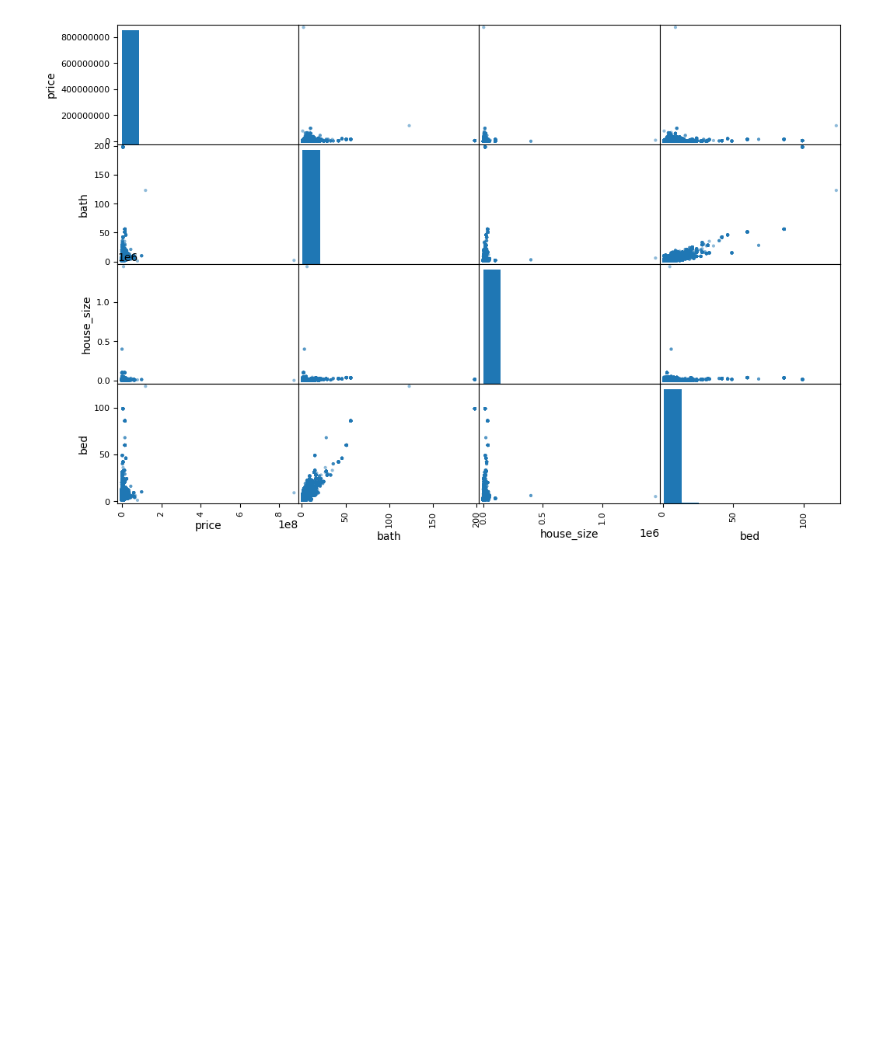
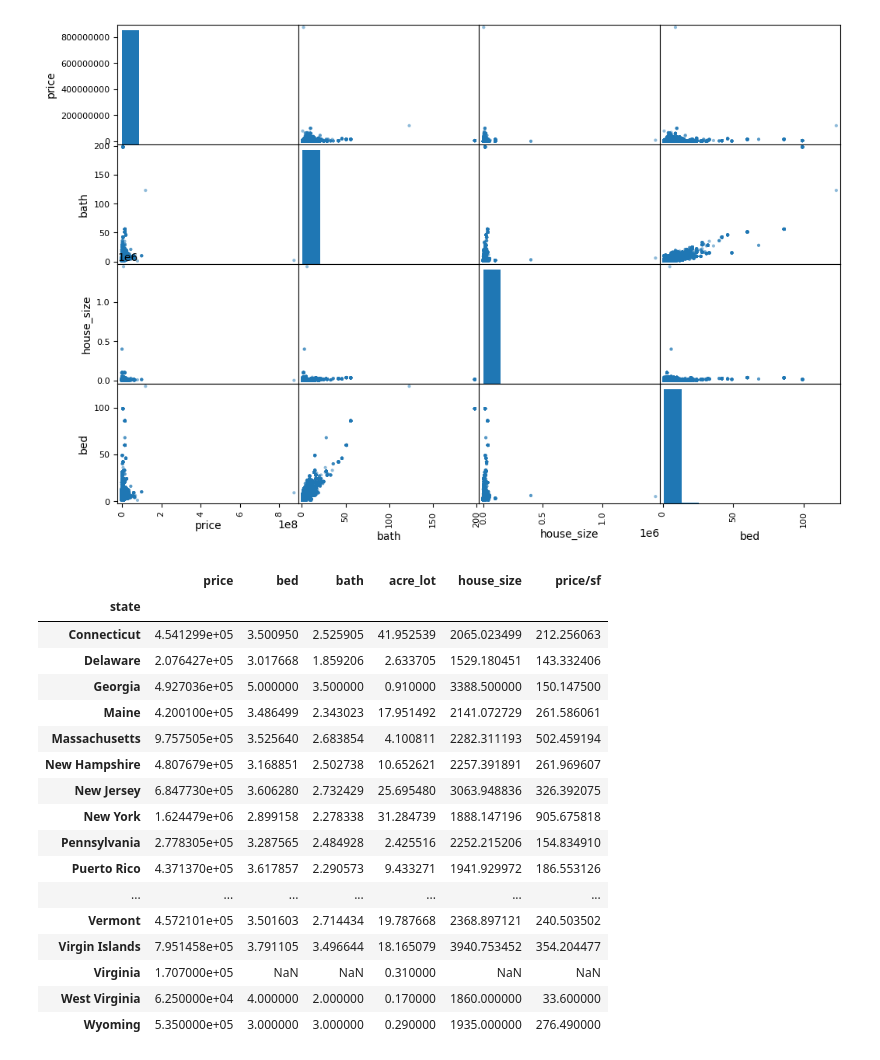
Before and after one commit to tpatel00/EV_ML_Project, a Jupyter notebook: code.ipynb, the cells around one changed output. Drawn from its saved outputs; the diff is of its cells as text; code cells hidden in the pictures; blank space fills up the shorter version.

```diff
--- a/code.ipynb
+++ b/code.ipynb
@@ -67,3 +68,30 @@ scatter_matrix(housing[attributes], figsize=(12,8))
 plt.show()
 # %% [output]
 [figure]
+# %%
+# Further exploratory analysis
+
+housing['price/sf'] = (housing['price'] / housing['house_size']).round(2) # price per square foot
+housing.groupby('state').mean()
+
+# To deal with NaN values, we will impute any missing values with the overall median of that category rather than dropping any
+# rows with a missing value.
+# %% [output]
+|  | price | bed | bath | acre_lot | house_size | price/sf |
+| state |  |  |  |  |  |  |
+| Connecticut | 4.541299e+05 | 3.500950 | 2.525905 | 41.952539 | 2065.023499 | 212.256063 |
+| Delaware | 2.076427e+05 | 3.017668 | 1.859206 | 2.633705 | 1529.180451 | 143.332406 |
+| Georgia | 4.927036e+05 | 5.000000 | 3.500000 | 0.910000 | 3388.500000 | 150.147500 |
+| Maine | 4.200100e+05 | 3.486499 | 2.343023 | 17.951492 | 2141.072729 | 261.586061 |
+| Massachusetts | 9.757505e+05 | 3.525640 | 2.683854 | 4.100811 | 2282.311193 | 502.459194 |
+| New Hampshire | 4.807679e+05 | 3.168851 | 2.502738 | 10.652621 | 2257.391891 | 261.969607 |
+| New Jersey | 6.847730e+05 | 3.606280 | 2.732429 | 25.695480 | 3063.948836 | 326.392075 |
+| New York | 1.624479e+06 | 2.899158 | 2.278338 | 31.284739 | 1888.147196 | 905.675818 |
+| Pennsylvania | 2.778305e+05 | 3.287565 | 2.484928 | 2.425516 | 2252.215206 | 154.834910 |
+| Puerto Rico | 4.371370e+05 | 3.617857 | 2.290573 | 9.433271 | 1941.929972 | 186.553126 |
+| ... | ... | ... | ... | ... | ... | ... |
+| Vermont | 4.572101e+05 | 3.501603 | 2.714434 | 19.787668 | 2368.897121 | 240.503502 |
+| Virgin Islands | 7.951458e+05 | 3.791105 | 3.496644 | 18.165079 | 3940.753452 | 354.204477 |
+| Virginia | 1.707000e+05 | NaN | NaN | 0.310000 | NaN | NaN |
+| West Virginia | 6.250000e+04 | 4.000000 | 2.000000 | 0.170000 | 1860.000000 | 33.600000 |
+| Wyoming | 5.350000e+05 | 3.000000 | 3.000000 | 0.290000 | 1935.000000 | 276.490000 |
```
Also changed, not shown: parts of 5 cells of this notebook.
